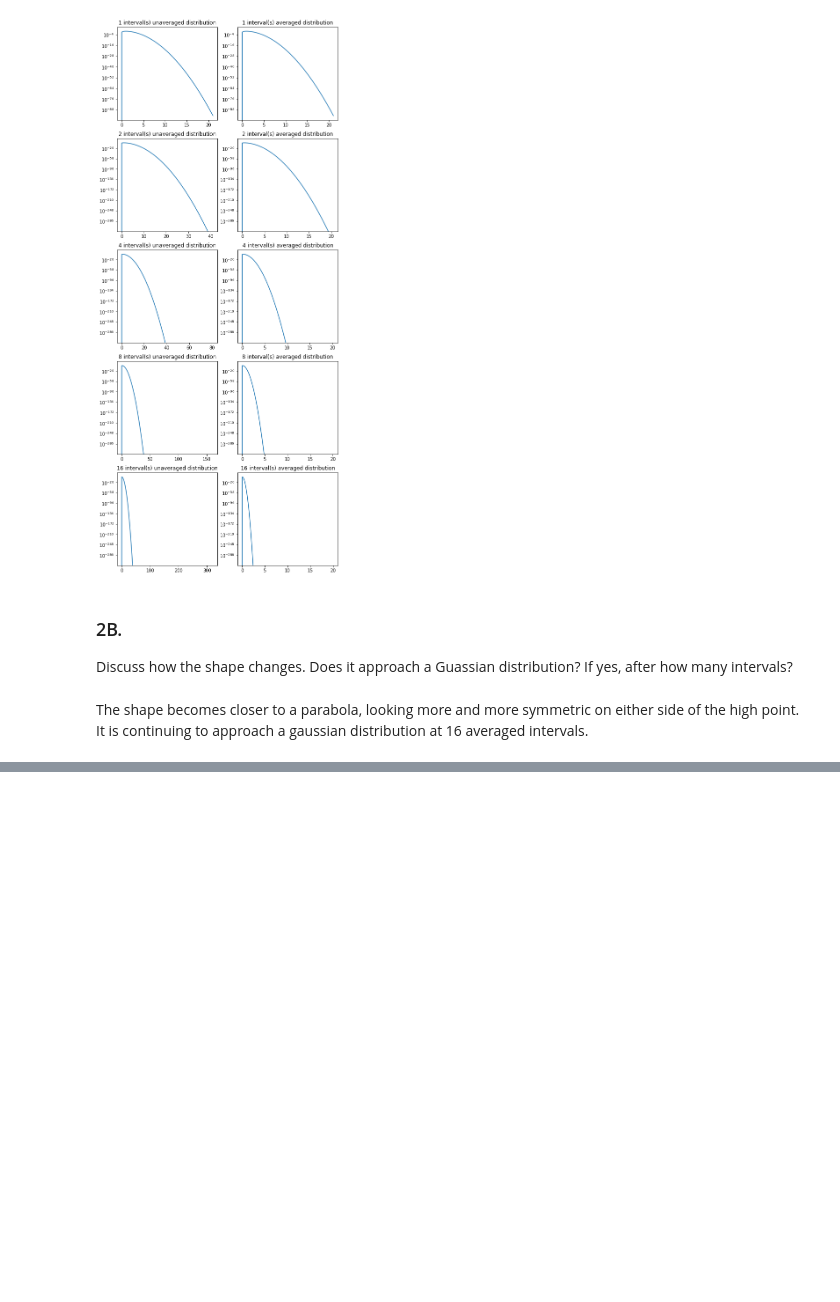
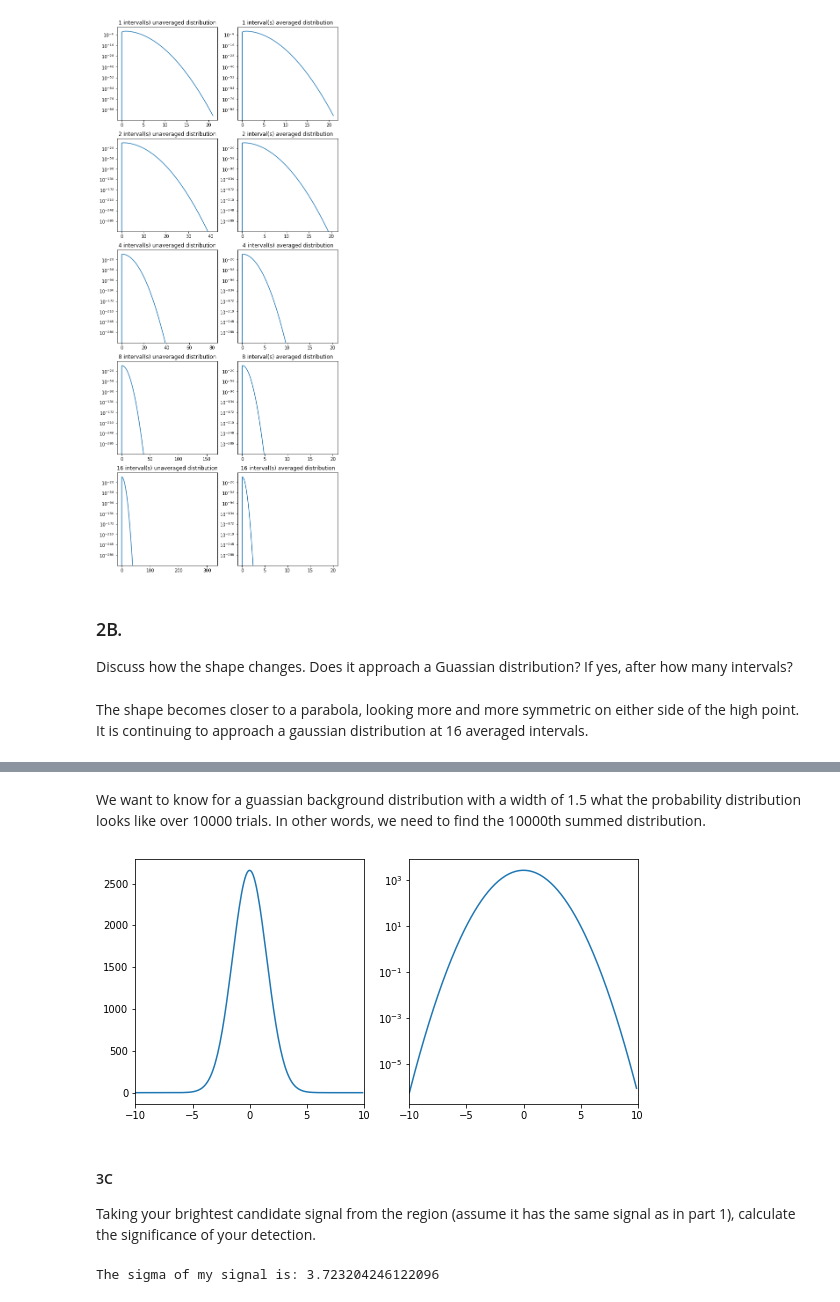
Before and after one commit to AdamK42/physics-434, a Jupyter notebook: lab2/lab2.ipynb, the cells around one changed output, grey strips where cells are left out. Drawn from its saved outputs; the diff is of its cells as text; code cells hidden in the pictures; blank space fills up the shorter version.

```diff
--- a/lab2/lab2.ipynb
+++ b/lab2/lab2.ipynb
@@ -203,0 +242,31 @@ The shape becomes closer to a parabola, looking more and more symmetric on eithe
+# %% [markdown]
+We want to know for a guassian background distribution with a width of 1.5 what the probability distribution looks like over 10000 trials. In other words, we need to find the 10000th summed distribution.
+# %%
+from numpy import convolve
+# find summed distribution
+pixels = 10000
+
+summed_distribution = norm.pdf(x, scale=width) * pixels
+
+figure = plt.figure(figsize=[9, 4.5])
+ax = figure.subplots(1, 2)
+ax[0].set_xlim([-10, 10])
+ax[0].plot(x, summed_distribution)
+
+ax[1].set_yscale('log')
+ax[1].set_xlim([-10, 10])
+ax[1].plot(x, summed_distribution);
+# %% [output]
+[figure, added]
+# %% [markdown]
+#### 3C
+
+Taking your brightest candidate signal from the region (assume it has the same signal as in part 1), calculate the significance of your detection.
+# %%
+# To calculate, we need to convert signal to the new distribution
+
+percentile = 1 - norm.cdf(signal, scale=width) / pixels
+sigma = norm.ppf(percentile)
+print('The sigma of my signal is: ' + str(sigma))
+# %% [output]
+The sigma of my signal is: 3.723204246122096
```
Also changed, not shown: parts of 8 cells of this notebook.
